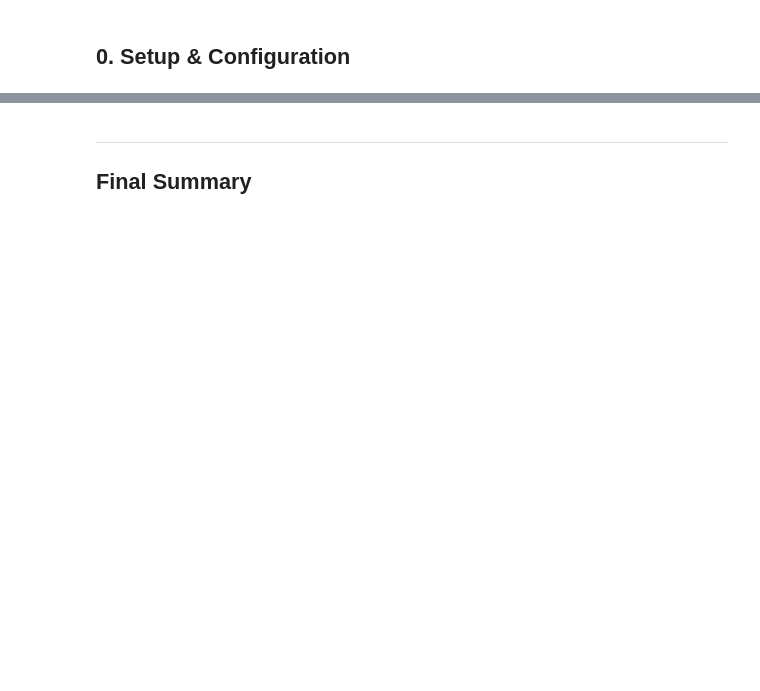
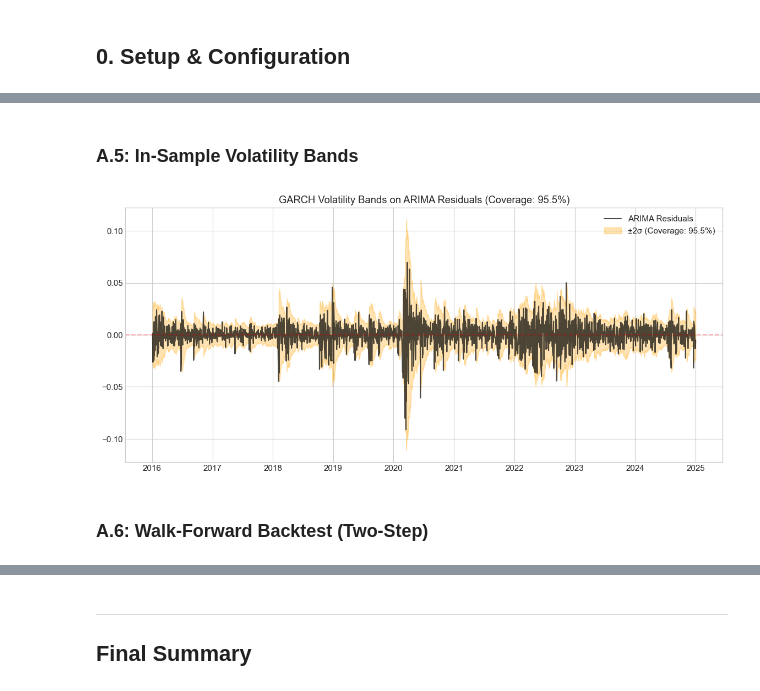
Before and after one commit to ZimoSyndrome/MMForecasting, a Jupyter notebook: notebooks/forecasting_analysis.ipynb, the cells around one changed output, grey strips where cells are left out. Cells and saved outputs as stored; diff of their text form; code cells hidden in the pictures; blank space fills up the shorter version.

```diff
--- a/notebooks/forecasting_analysis.ipynb
+++ b/notebooks/forecasting_analysis.ipynb
@@ -252,0 +283,9 @@ print(f"\n✓ Selected: AR({AR_ORDER})-GARCH(1,1) with {BEST_DIST} innovations")
+# %%
+def fit_arima(series, order):
+    """Fit ARIMA(p,d,q) and return (fit_result, AIC) or (None, inf) on failure."""
+    try:
+        model = ARIMA(series, order=order, trend="n")
+        fit = model.fit()
+        return fit, fit.aic
+    except:
+        return None, np.inf
@@ -252,0 +385,10 @@ print(f"\n✓ Selected: AR({AR_ORDER})-GARCH(1,1) with {BEST_DIST} innovations")
+# %%
+# Extract ARIMA residuals
+arima_resid = best_arima_fit.resid.dropna()
+
+# Scale for GARCH numerical stability
+arima_resid_scaled = arima_resid * 100
+
+print(f"ARIMA residuals: {len(arima_resid)} observations")
+print(f"Residual mean: {arima_resid.mean():.6f}")
+print(f"Residual std:  {arima_resid.std():.6f}")
@@ -578,0 +591,21 @@ plt.show()
+# %% [markdown]
+### A.5: In-Sample Volatility Bands
+# %%
+cond_vol = best_garch_fit.conditional_volatility / 100  # Unscale
+aligned_resid = arima_resid.iloc[-len(cond_vol):]
+
+inside = (aligned_resid.values > -2*cond_vol.values) & (aligned_resid.values < 2*cond_vol.values)
+coverage = inside.mean()
+
+plt.figure(figsize=(14, 6))
+plt.plot(aligned_resid.index, aligned_resid.values, 'k-', alpha=0.7, label='ARIMA Residuals')
+plt.fill_between(aligned_resid.index, -2*cond_vol.values, 2*cond_vol.values,
+                 alpha=0.3, color='orange', label=f'±2σ (Coverage: {coverage:.1%})')
+plt.axhline(0, color='red', ls='--', alpha=0.3)
+plt.title(f'GARCH Volatility Bands on ARIMA Residuals (Coverage: {coverage:.1%})')
+plt.legend()
+plt.show()
+# %% [output]
+[figure, added]
+# %% [markdown]
+### A.6: Walk-Forward Backtest (Two-Step)
```
Also changed, not shown: parts of 80 cells of this notebook.
